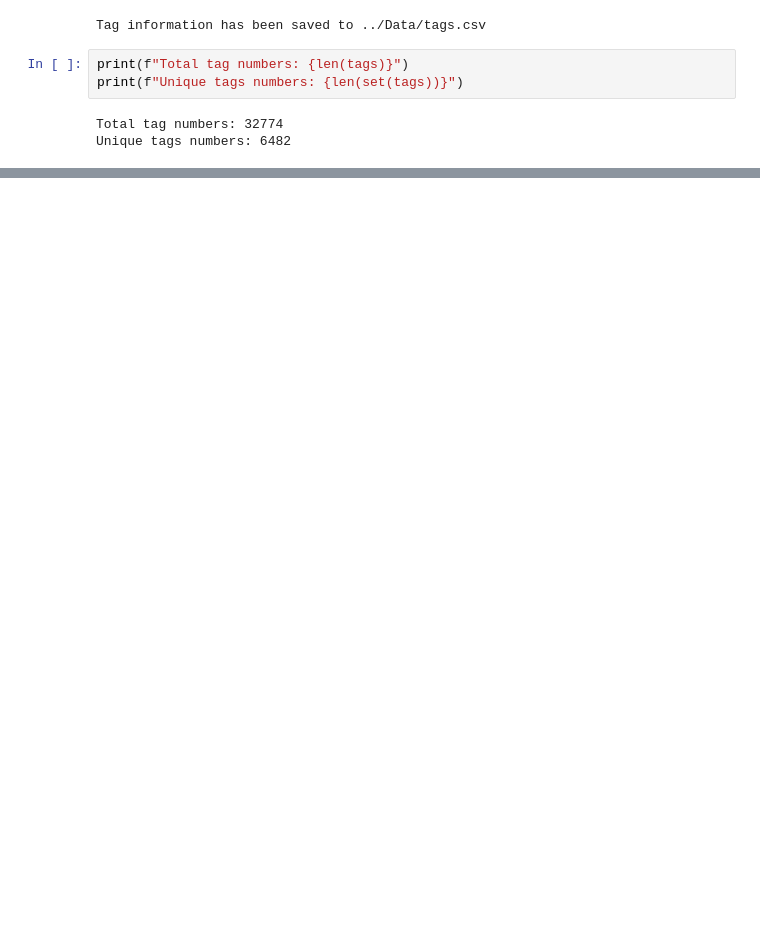
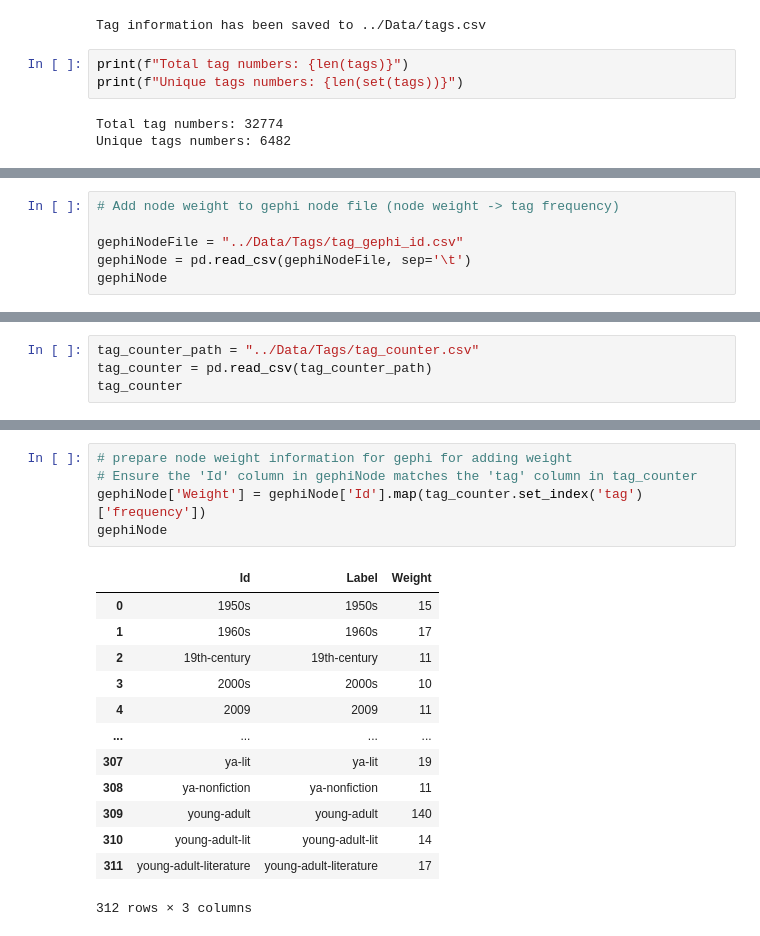
Before and after one commit to OdessyLiu/Modernist_Remediation, a Jupyter notebook: Analysis/TagCooccur.ipynb, the cells around one changed output, grey strips where cells are left out. Cells and saved outputs as stored; diff of their text form; blank space fills up the shorter version.

```diff
--- a/Analysis/TagCooccur.ipynb
+++ b/Analysis/TagCooccur.ipynb
@@ -143,0 +128,6 @@ plt.show()
+# %%
+# Add node weight to gephi node file (node weight -> tag frequency)
+
+gephiNodeFile = "../Data/Tags/tag_gephi_id.csv"
+gephiNode = pd.read_csv(gephiNodeFile, sep='\t')
+gephiNode
@@ -143,0 +148,4 @@ plt.show()
+# %%
+tag_counter_path = "../Data/Tags/tag_counter.csv"
+tag_counter = pd.read_csv(tag_counter_path)
+tag_counter
@@ -143,0 +166,19 @@ plt.show()
+# %%
+# prepare node weight information for gephi for adding weight
+# Ensure the 'Id' column in gephiNode matches the 'tag' column in tag_counter
+gephiNode['Weight'] = gephiNode['Id'].map(tag_counter.set_index('tag')['frequency'])
+gephiNode
+# %% [output]
+|  | Id | Label | Weight |
+| 0 | 1950s | 1950s | 15 |
+| 1 | 1960s | 1960s | 17 |
+| 2 | 19th-century | 19th-century | 11 |
+| 3 | 2000s | 2000s | 10 |
+| 4 | 2009 | 2009 | 11 |
+| ... | ... | ... | ... |
+| 307 | ya-lit | ya-lit | 19 |
+| 308 | ya-nonfiction | ya-nonfiction | 11 |
+| 309 | young-adult | young-adult | 140 |
+| 310 | young-adult-lit | young-adult-lit | 14 |
+| 311 | young-adult-literature | young-adult-literature | 17 |
+312 rows × 3 columns
```
Also changed, not shown: parts of 13 cells of this notebook, 13 other files.
